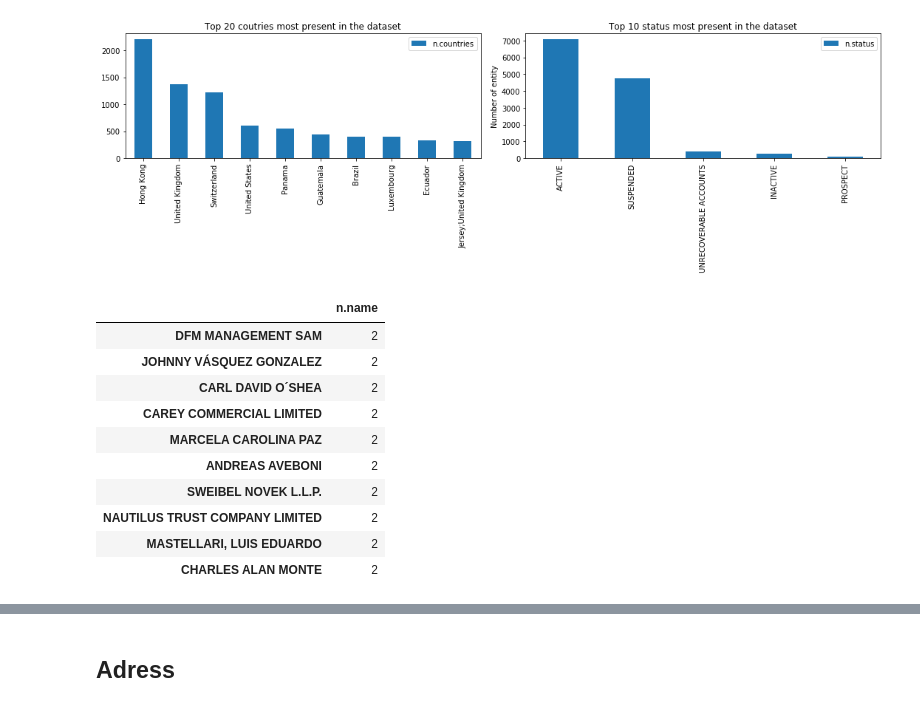
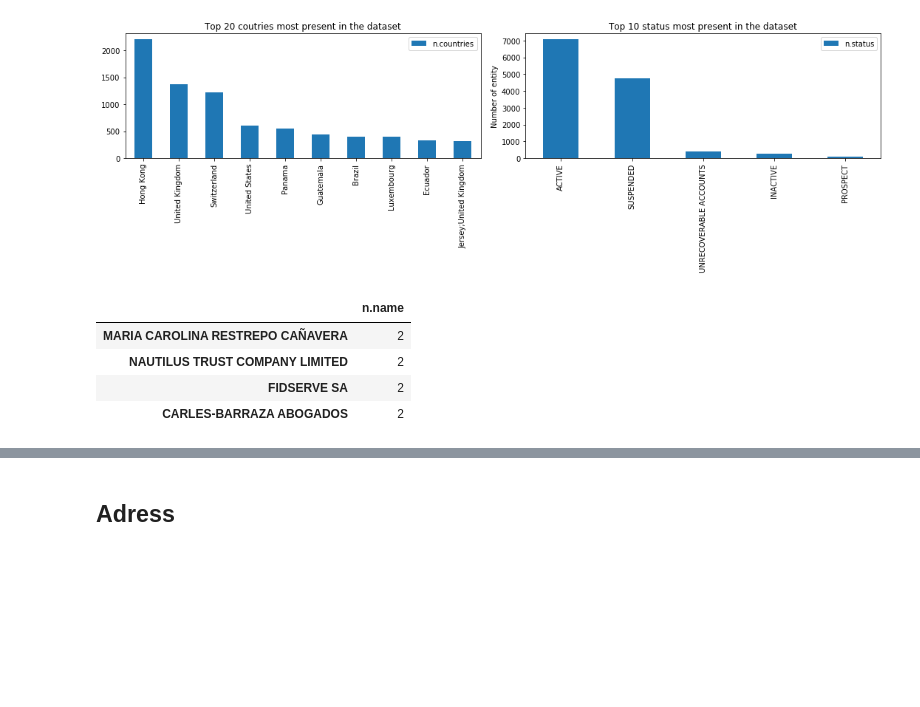
Before and after one commit to Roussaky/ada-EPFL, a Jupyter notebook: project/project.ipynb, the cells around one changed output, grey strips where cells are left out. Saved outputs shown, nothing was run; the diff lists cells and outputs as text; code cells hidden in the pictures; blank space fills up the shorter version.

```diff
--- a/project/project.ipynb
+++ b/project/project.ipynb
@@ -251,16 +239,10 @@ plt.show()
 [figure]
 # %%
 names = pd.DataFrame(panama_intermediary['n.name'].value_counts())
-names[:10]
+names[:4]
 # %% [output]
 |  | n.name |
-| DFM MANAGEMENT SAM | 2 |
-| JOHNNY VÁSQUEZ GONZALEZ | 2 |
-| CARL DAVID O´SHEA | 2 |
-| CAREY COMMERCIAL LIMITED | 2 |
-| MARCELA CAROLINA PAZ | 2 |
-| ANDREAS AVEBONI | 2 |
-| SWEIBEL NOVEK L.L.P. | 2 |
+| MARIA CAROLINA RESTREPO CAÑAVERA | 2 |
 | NAUTILUS TRUST COMPANY LIMITED | 2 |
-| MASTELLARI, LUIS EDUARDO | 2 |
-| CHARLES ALAN MONTE | 2 |
+| FIDSERVE SA | 2 |
+| CARLES-BARRAZA ABOGADOS | 2 |
```
Also changed, not shown: parts of 20 cells of this notebook, 1 other file.
